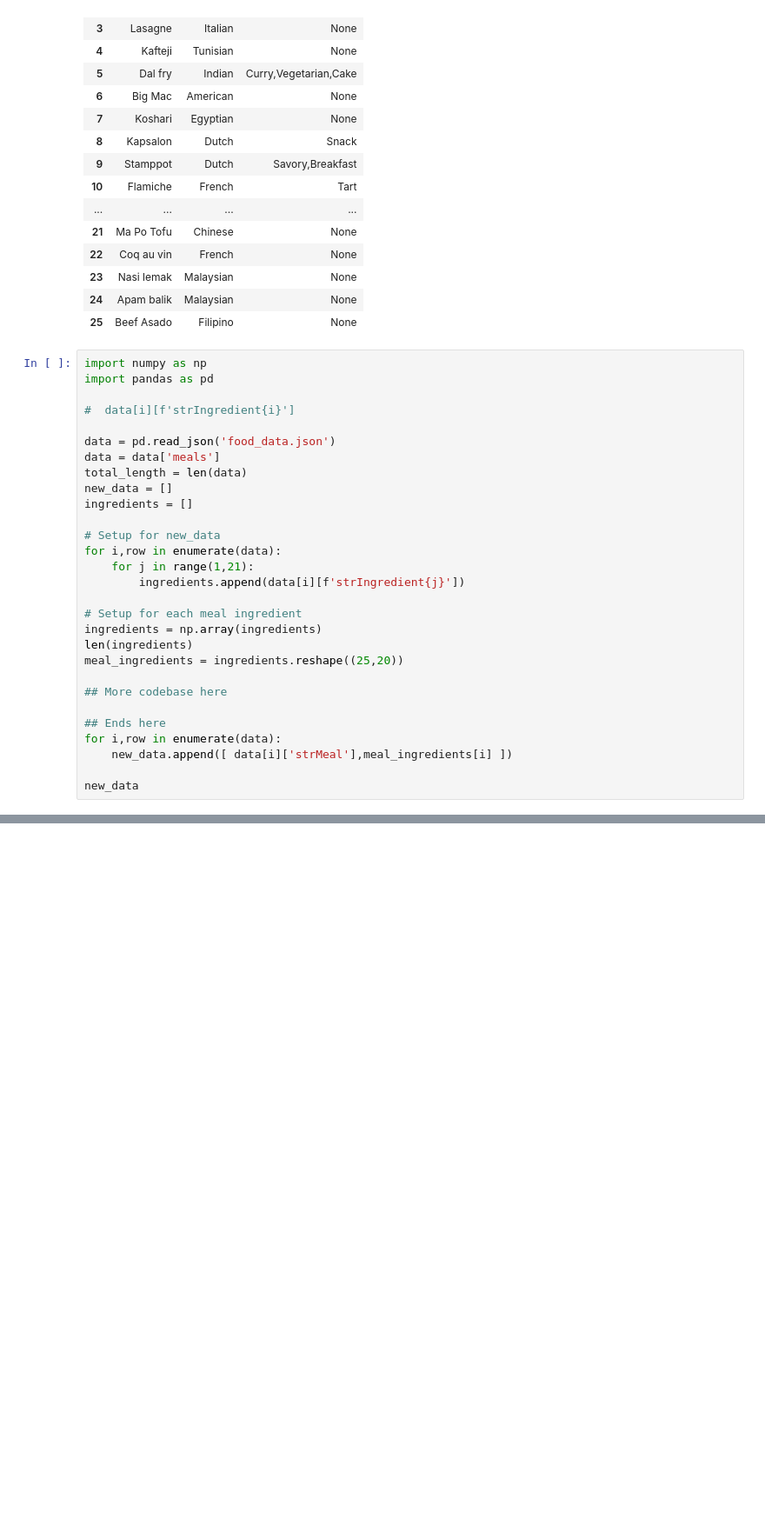
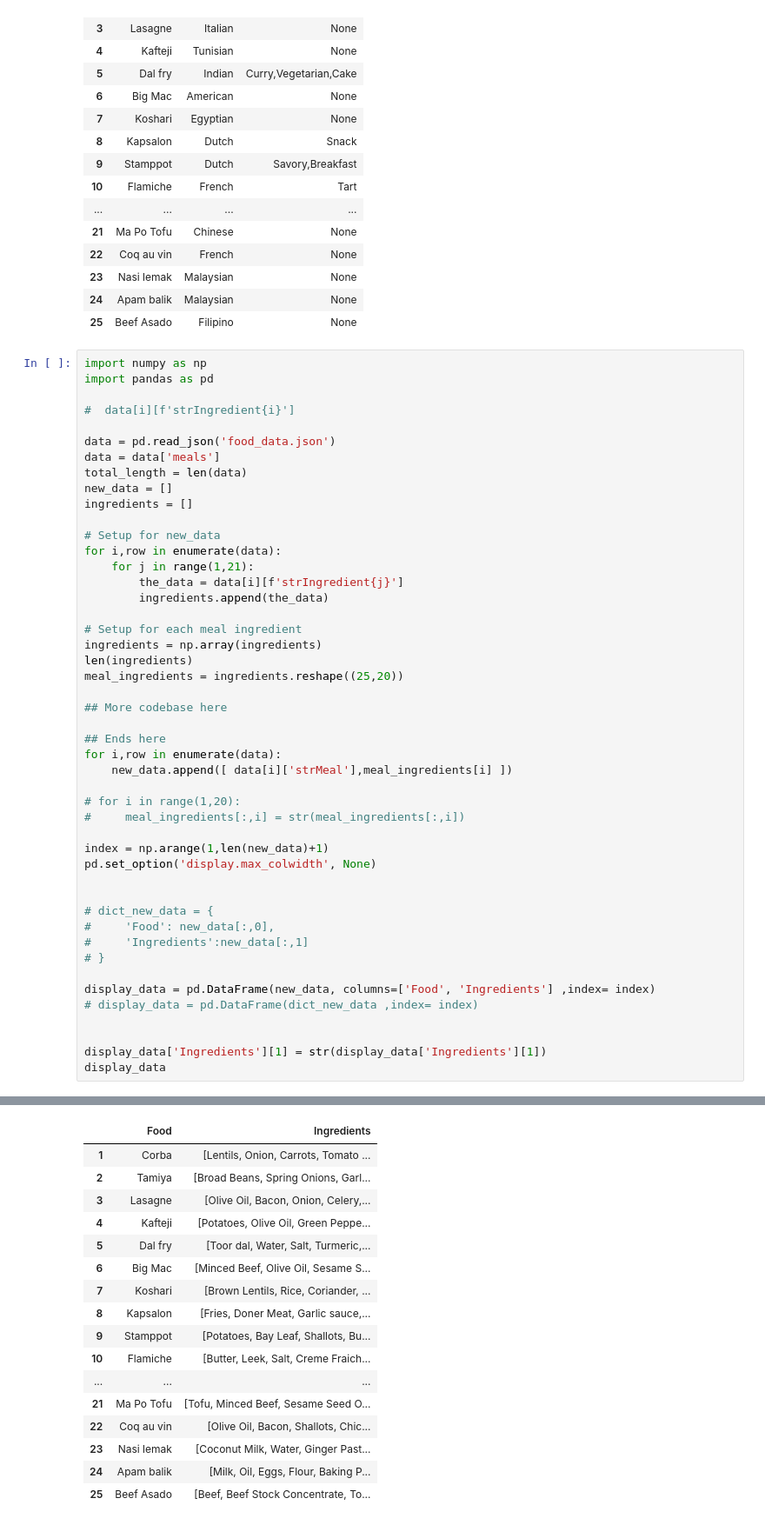
Before and after one commit to HerbSek/Learning-Data-Science, a Jupyter notebook: numpy.ipynb, the cells around one changed output, grey strips where cells are left out. Shown at 87% size. Drawn from its saved outputs; the diff is of its cells as text; blank space fills up the shorter version.

```diff
--- a/numpy.ipynb
+++ b/numpy.ipynb
@@ -791,7 +805,8 @@ ingredients = []
 # Setup for new_data
 for i,row in enumerate(data):
     for j in range(1,21):
-        ingredients.append(data[i][f'strIngredient{j}'])
+        the_data = data[i][f'strIngredient{j}']
+        ingredients.append(the_data)
 
 # Setup for each meal ingredient
 ingredients = np.array(ingredients)
@@ -804,5 +819,22 @@ meal_ingredients = ingredients.reshape((25,20))
 for i,row in enumerate(data):
     new_data.append([ data[i]['strMeal'],meal_ingredients[i] ])
 
-new_data
+# for i in range(1,20):
+#     meal_ingredients[:,i] = str(meal_ingredients[:,i])
+
+index = np.arange(1,len(new_data)+1)
+pd.set_option('display.max_colwidth', None)
+
+
+# dict_new_data = {
+#     'Food': new_data[:,0],
+#     'Ingredients':new_data[:,1]
+# }
+
+display_data = pd.DataFrame(new_data, columns=['Food', 'Ingredients'] ,index= index)
+# display_data = pd.DataFrame(dict_new_data ,index= index)
+
+
+display_data['Ingredients'][1] = str(display_data['Ingredients'][1])
+display_data
 # %% [output]
@@ -825,0 +848,17 @@ new_data
+|  | Food | Ingredients |
+| 1 | Corba | [Lentils, Onion, Carrots, Tomato ... |
+| 2 | Tamiya | [Broad Beans, Spring Onions, Garl... |
+| 3 | Lasagne | [Olive Oil, Bacon, Onion, Celery,... |
+| 4 | Kafteji | [Potatoes, Olive Oil, Green Peppe... |
+| 5 | Dal fry | [Toor dal, Water, Salt, Turmeric,... |
+| 6 | Big Mac | [Minced Beef, Olive Oil, Sesame S... |
+| 7 | Koshari | [Brown Lentils, Rice, Coriander, ... |
+| 8 | Kapsalon | [Fries, Doner Meat, Garlic sauce,... |
+| 9 | Stamppot | [Potatoes, Bay Leaf, Shallots, Bu... |
+| 10 | Flamiche | [Butter, Leek, Salt, Creme Fraich... |
+| ... | ... | ... |
+| 21 | Ma Po Tofu | [Tofu, Minced Beef, Sesame Seed O... |
+| 22 | Coq au vin | [Olive Oil, Bacon, Shallots, Chic... |
+| 23 | Nasi lemak | [Coconut Milk, Water, Ginger Past... |
+| 24 | Apam balik | [Milk, Oil, Eggs, Flour, Baking P... |
+| 25 | Beef Asado | [Beef, Beef Stock Concentrate, To... |
```
Also changed, not shown: parts of 9 cells of this notebook.
